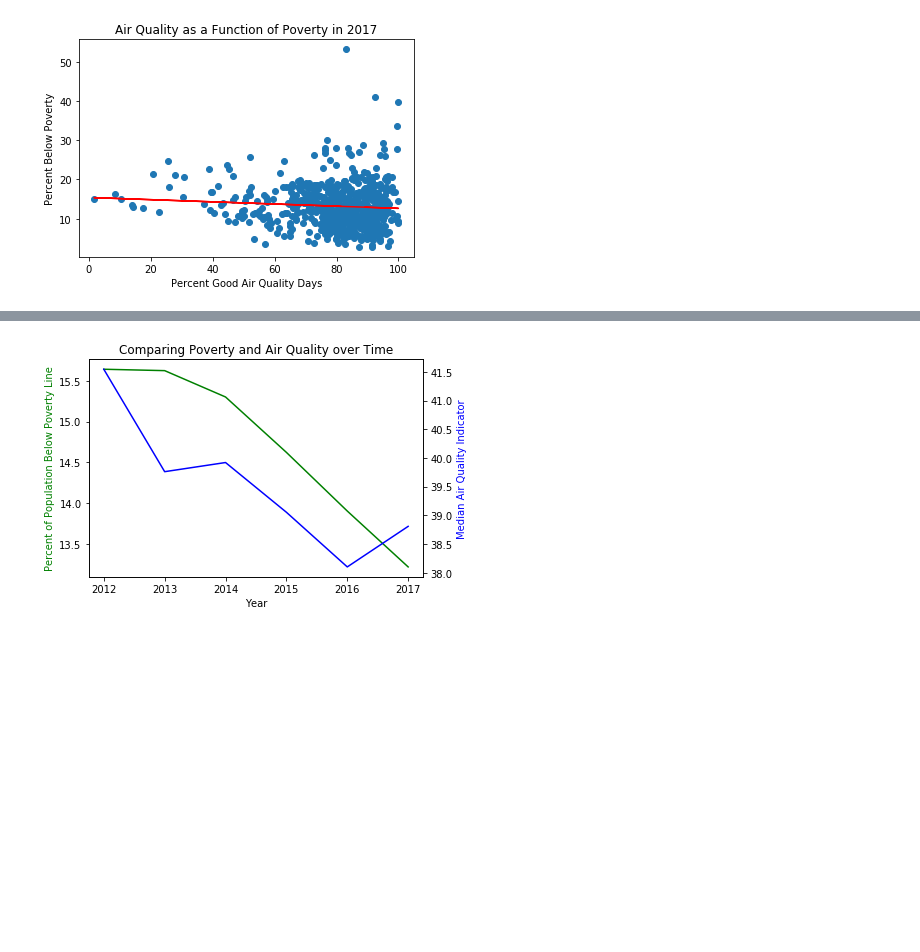
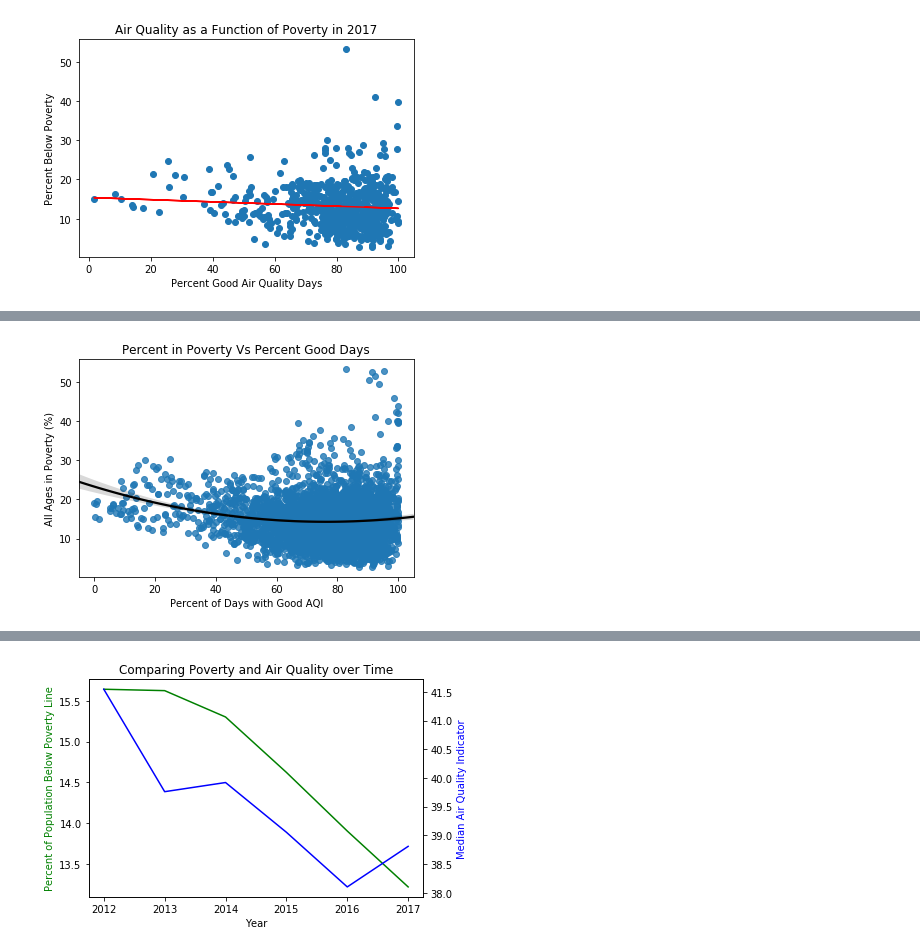
Before and after one commit to dkloepper/project-one, a Jupyter notebook: AnalysisNotebook.ipynb, the cells around one changed output, grey strips where cells are left out. Drawn from its saved outputs; the diff is of its cells as text; code cells hidden in the pictures; blank space fills up the shorter version.

```diff
--- a/AnalysisNotebook.ipynb
+++ b/AnalysisNotebook.ipynb
@@ -178,0 +270,16 @@ the slope of the fitted line is not significantly different from zero for the 20
+# %%
+import seaborn
+
+def plot_all_years_seaborn (df):
+
+    ax2 = seaborn.regplot(df['PercentGoodDays'], df['PctBelowPoverty Population'],\
+                          order=2,\
+                         line_kws={"color":"black"})
+
+    ax2.set_xlabel("Percent of Days with Good AQI")
+    ax2.set_ylabel("All Ages in Poverty (%)")
+    ax2.set_title(f"Percent in Poverty Vs Percent Good Days")
+
+plot_all_years_seaborn(df)
+# %% [output]
+[figure, added]
```
Also changed, not shown: parts of 18 cells of this notebook.
